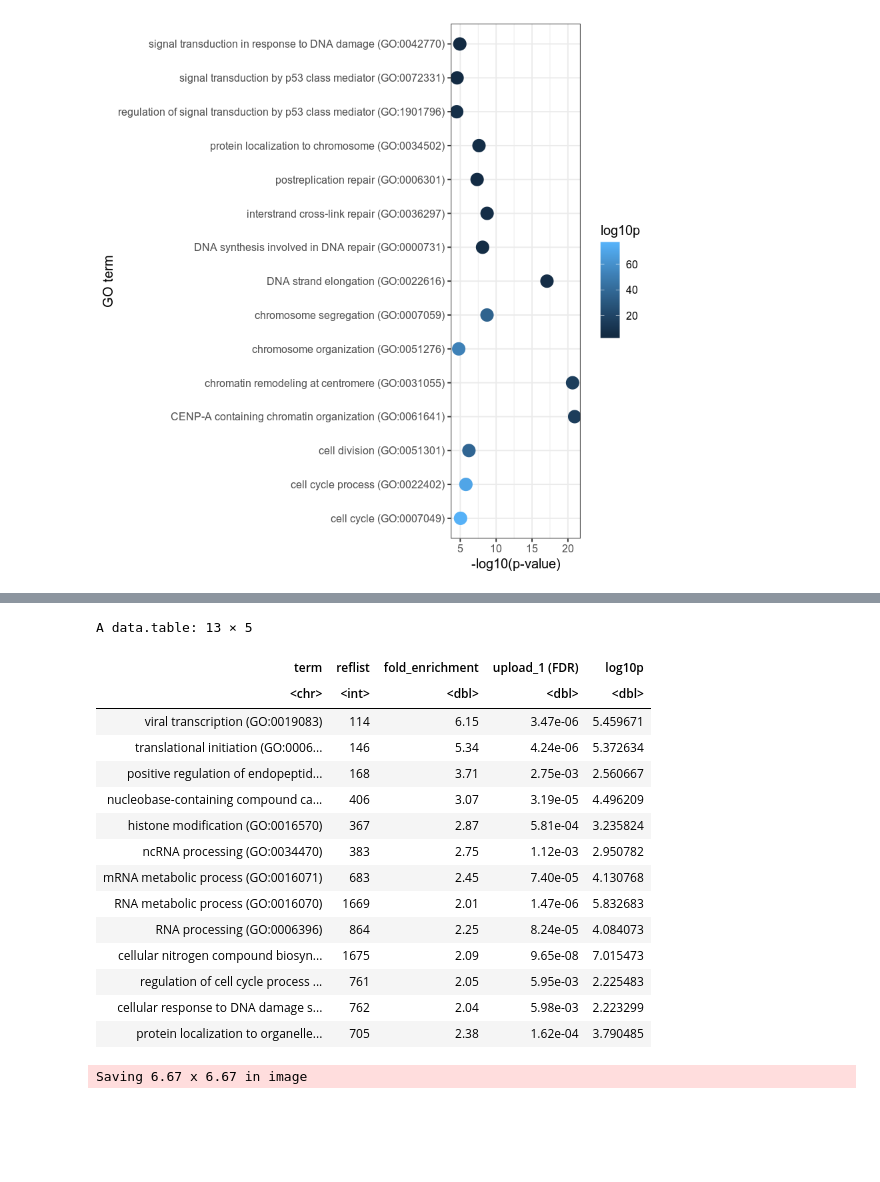
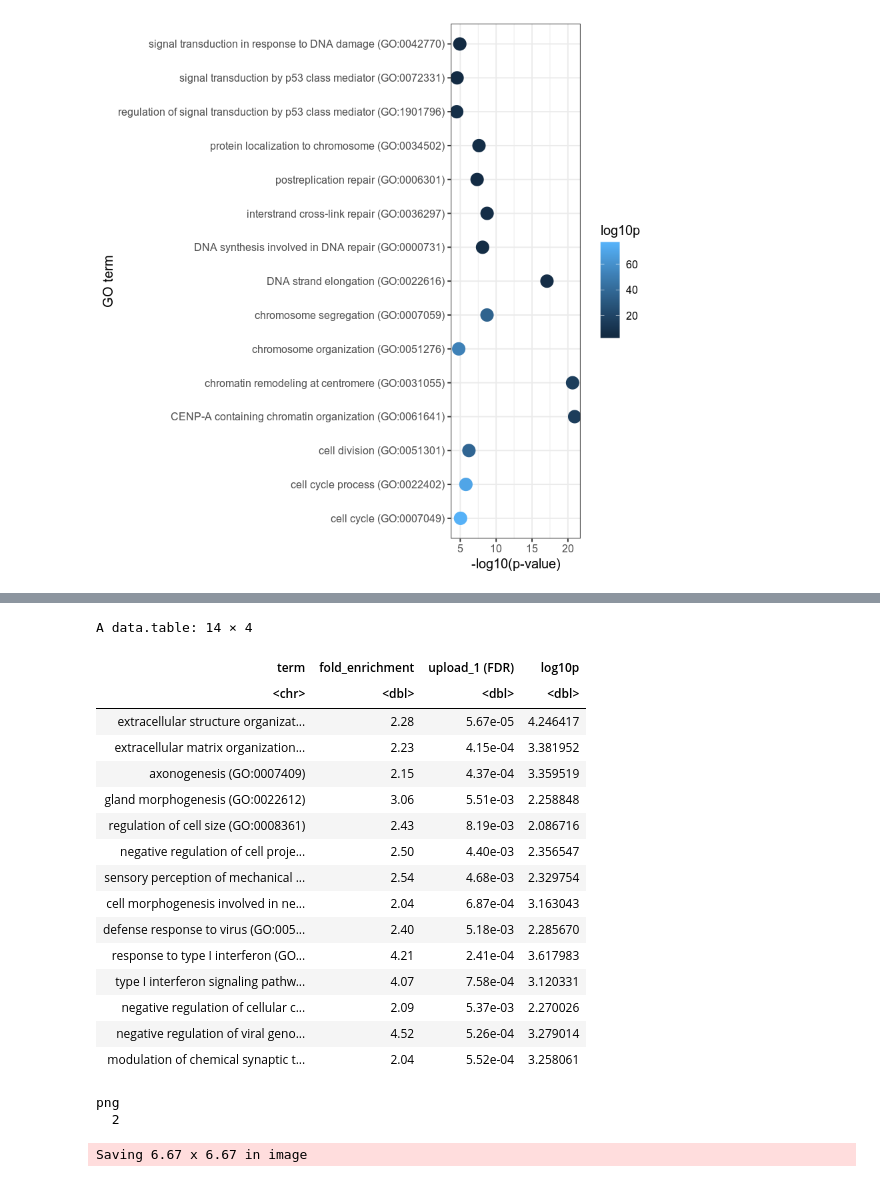
Before and after one commit to saketkc/2019_radiation_gbm, a Jupyter notebook: notebooks/01.OntologyFigures.ipynb, the cells around one changed output, grey strips where cells are left out. Cells and saved outputs as stored; diff of their text form; code cells hidden in the pictures; blank space fills up the shorter version.

```diff
--- a/notebooks/01.OntologyFigures.ipynb
+++ b/notebooks/01.OntologyFigures.ipynb
@@ -6,0 +68,28 @@ suppressMessages(library(ggpubr))
+# %%
+drawHeatmap <- function(figX){
+    rownames.figX <- figX$term
+    figX<- as.matrix(figX[, c("fold_enrichment", "upload_1 (FDR)", "log10p")])
+    rownames(figX) <- rownames.figX
+
+    df <- data.frame(list(log10pvalue=figX[, c("log10p")],
+                          enrichment=figX[, c("fold_enrichment")]))
+
+    ha <- Heatmap(figX,
+                  cluster_rows=F,
+                  cluster_columns=F,
+                  show_heatmap_legend = F,
+                  row_names_max_width = unit(15, "cm"),
+                  row_names_side = "left",
+                  rect_gp =  gpar(type = "none"),
+                  width = unit(0, "cm"),
+                  height = unit(8, "cm"),
+                  row_title_gp = gpar(fontsize = 11, font=2),
+                  row_names_gp = gpar(fontsize = 11, font=2),
+                  column_labels=c("", "", ""))
+
+    ht <- rowAnnotation(df=df,
+                        gp = gpar(col = "black", lwd = 1, fontsize=12, font=2),
+                        col=list(log10pvalue=log10p_fun, enrichment=enrichment_fun))
+    return (ha+ht)
+
+}
@@ -87,25 +351,32 @@ Saving 6.67 x 6.67 in image
 # %%
-fig3A <- fread('../data/data_for_figures//Figure3A_splicing_geneontology.tsv')
-colnames(fig3A) <- c("term", 'reflist', "fold_enrichment", "upload_1 (FDR)")
+fig3A <- fread('../data/data_for_figures//Figure3A_matrisome_geneontology.tsv')
+colnames(fig3A) <- c("term",  "fold_enrichment", "upload_1 (FDR)")
 fig3A$log10p = -log10(fig3A[, 'upload_1 (FDR)'])
 fig3A
+
+pdf("../Figures/Figure3/Figure3A.pdf", family="ArialMT")
+drawHeatmap(fig3A)
+dev.off()
 # %% [output]
-A data.table: 13 × 5
+A data.table: 14 × 4
-| term | reflist | fold_enrichment | upload_1 (FDR) | log10p |
-| <chr> | <int> | <dbl> | <dbl> | <dbl> |
-| viral transcription (GO:0019083) | 114 | 6.15 | 3.47e-06 | 5.459671 |
-| translational initiation (GO:0006... | 146 | 5.34 | 4.24e-06 | 5.372634 |
-| positive regulation of endopeptid... | 168 | 3.71 | 2.75e-03 | 2.560667 |
-| nucleobase-containing compound ca... | 406 | 3.07 | 3.19e-05 | 4.496209 |
-| histone modification (GO:0016570) | 367 | 2.87 | 5.81e-04 | 3.235824 |
-| ncRNA processing (GO:0034470) | 383 | 2.75 | 1.12e-03 | 2.950782 |
-| mRNA metabolic process (GO:0016071) | 683 | 2.45 | 7.40e-05 | 4.130768 |
-| RNA metabolic process (GO:0016070) | 1669 | 2.01 | 1.47e-06 | 5.832683 |
-| RNA processing (GO:0006396) | 864 | 2.25 | 8.24e-05 | 4.084073 |
-| cellular nitrogen compound biosyn... | 1675 | 2.09 | 9.65e-08 | 7.015473 |
-| regulation of cell cycle process ... | 761 | 2.05 | 5.95e-03 | 2.225483 |
-| cellular response to DNA damage s... | 762 | 2.04 | 5.98e-03 | 2.223299 |
-| protein localization to organelle... | 705 | 2.38 | 1.62e-04 | 3.790485 |
+| term | fold_enrichment | upload_1 (FDR) | log10p |
+| <chr> | <dbl> | <dbl> | <dbl> |
+| extracellular structure organizat... | 2.28 | 5.67e-05 | 4.246417 |
+| extracellular matrix organization... | 2.23 | 4.15e-04 | 3.381952 |
+| axonogenesis (GO:0007409) | 2.15 | 4.37e-04 | 3.359519 |
+| gland morphogenesis (GO:0022612) | 3.06 | 5.51e-03 | 2.258848 |
+| regulation of cell size (GO:0008361) | 2.43 | 8.19e-03 | 2.086716 |
+| negative regulation of cell proje... | 2.50 | 4.40e-03 | 2.356547 |
+| sensory perception of mechanical ... | 2.54 | 4.68e-03 | 2.329754 |
+| cell morphogenesis involved in ne... | 2.04 | 6.87e-04 | 3.163043 |
+| defense response to virus (GO:005... | 2.40 | 5.18e-03 | 2.285670 |
+| response to type I interferon (GO... | 4.21 | 2.41e-04 | 3.617983 |
+| type I interferon signaling pathw... | 4.07 | 7.58e-04 | 3.120331 |
+| negative regulation of cellular c... | 2.09 | 5.37e-03 | 2.270026 |
+| negative regulation of viral geno... | 4.52 | 5.26e-04 | 3.279014 |
+| modulation of chemical synaptic t... | 2.04 | 5.52e-04 | 3.258061 |
+png
+  2
 # %%
 d_plot <- ggplot(fig3A, aes_string(x="term",
                                    y="fold_enrichment",
```
Also changed, not shown: parts of 23 cells of this notebook, 1 other file.
